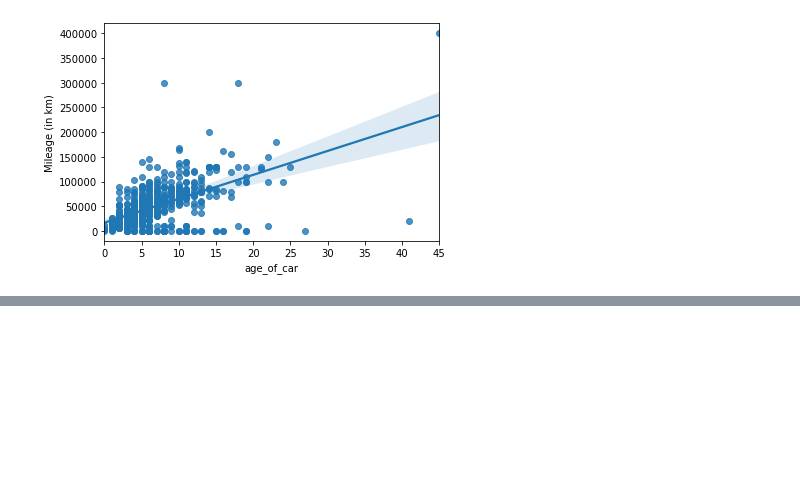
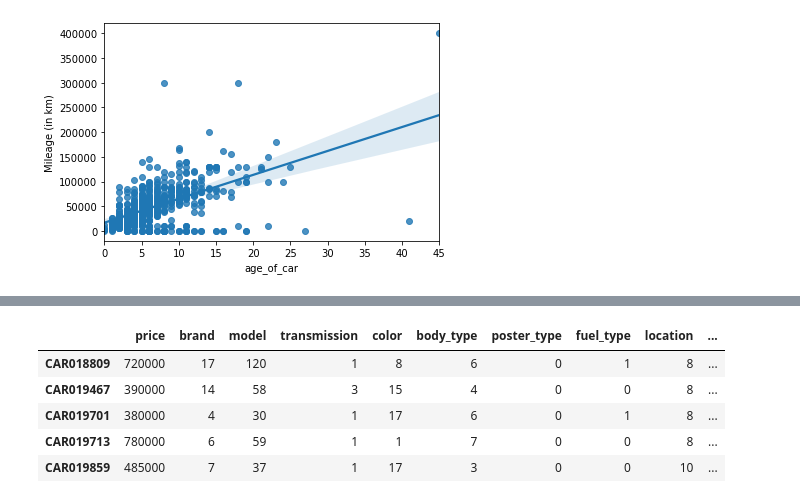
Before and after one commit to kaizerxcx/SecondHandCarsCebu, a Jupyter notebook: CarProject.ipynb, the cells around one changed output, grey strips where cells are left out. Cells and saved outputs as stored; diff of their text form; code cells hidden in the pictures; blank space fills up the shorter version.

```diff
--- a/CarProject.ipynb
+++ b/CarProject.ipynb
@@ -218,0 +328,9 @@ null_merged.set_index('index',inplace=True)
+# %%
+total_merge.tail()
+# %% [output]
+|  | price | brand | model | transmission | color | body_type | poster_type | fuel_type | location | ... |
+| CAR018809 | 720000 | 17 | 120 | 1 | 8 | 6 | 0 | 1 | 8 | ... |
+| CAR019467 | 390000 | 14 | 58 | 3 | 15 | 4 | 0 | 0 | 8 | ... |
+| CAR019701 | 380000 | 4 | 30 | 1 | 17 | 6 | 0 | 1 | 8 | ... |
+| CAR019713 | 780000 | 6 | 59 | 1 | 1 | 7 | 0 | 0 | 8 | ... |
+| CAR019859 | 485000 | 7 | 37 | 1 | 17 | 3 | 0 | 0 | 10 | ... |
```
Also changed, not shown: parts of 12 cells of this notebook.
